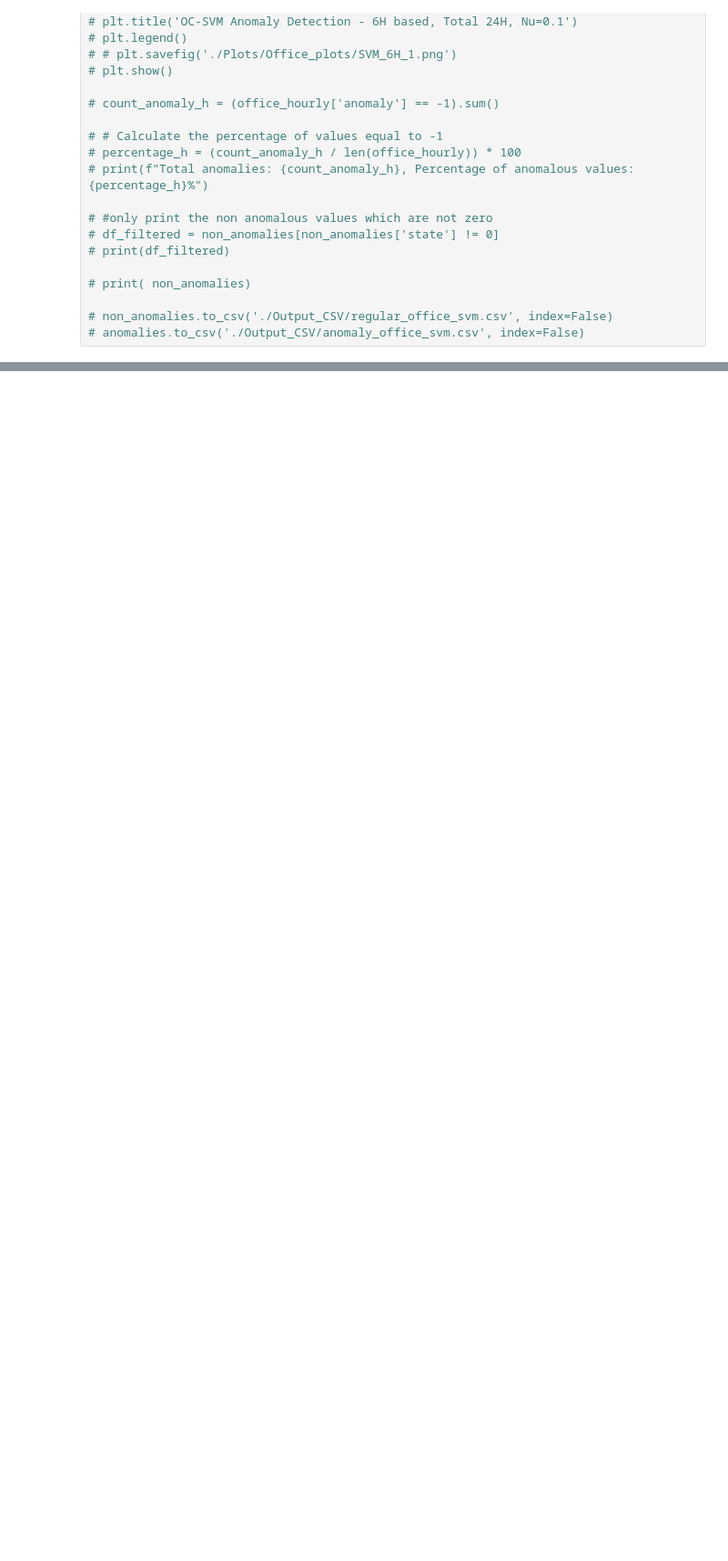
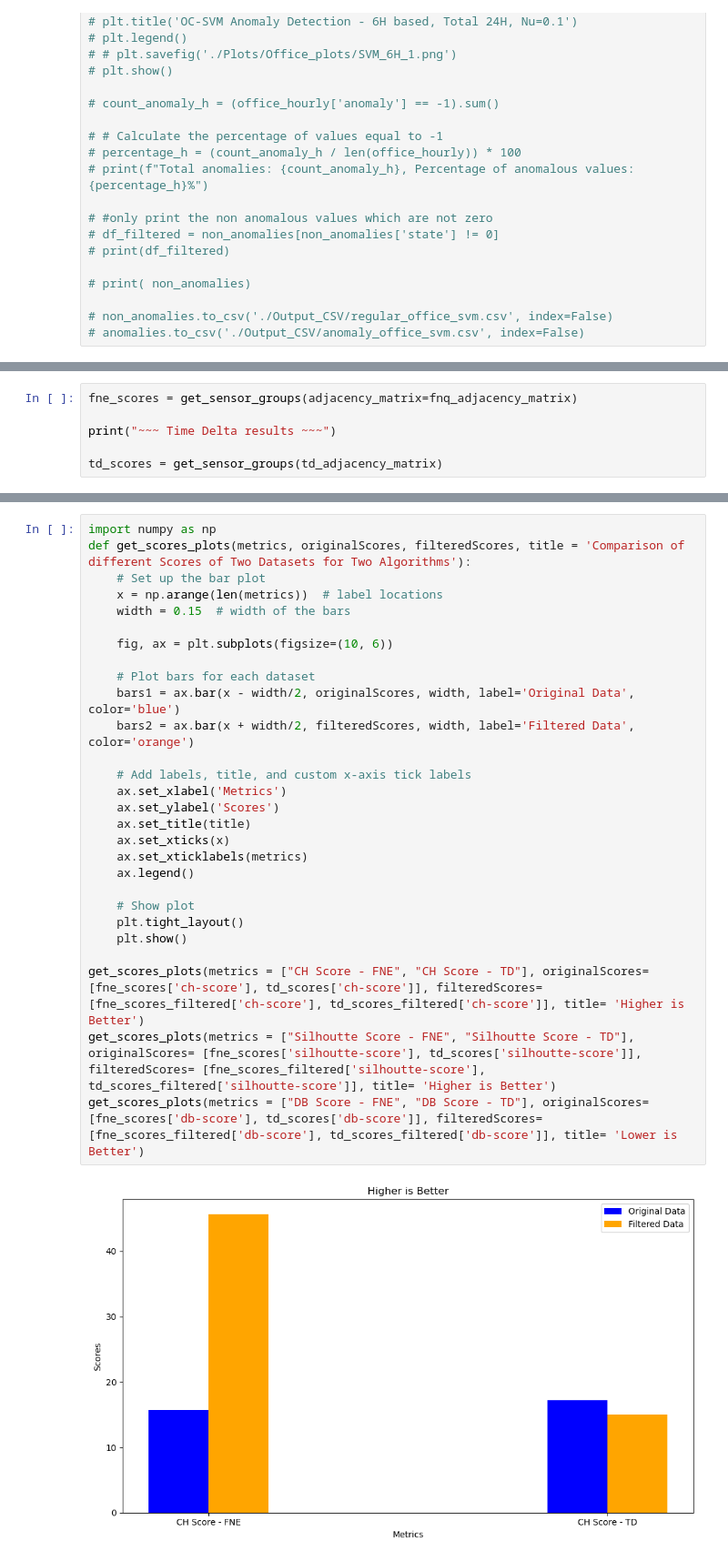
Before and after one commit to AsifTanvir/SEAD-analysis, a Jupyter notebook: Office_data_analysis.ipynb, the cells around one changed output, grey strips where cells are left out. Shown at 91% size. Drawn from its saved outputs; the diff is of its cells as text; blank space fills up the shorter version.

```diff
--- a/Office_data_analysis.ipynb
+++ b/Office_data_analysis.ipynb
@@ -302,0 +432,6 @@ Total anomalies: 59, Percentage of anomalous values: 9.800664451827243%
+# %%
+fne_scores = get_sensor_groups(adjacency_matrix=fnq_adjacency_matrix)
+
+print("~~~ Time Delta results ~~~")
+
+td_scores = get_sensor_groups(td_adjacency_matrix)
@@ -302,0 +559,30 @@ Total anomalies: 59, Percentage of anomalous values: 9.800664451827243%
+# %%
+import numpy as np
+def get_scores_plots(metrics, originalScores, filteredScores, title = 'Comparison of different Scores of Two Datasets for Two Algorithms'):
+    # Set up the bar plot
+    x = np.arange(len(metrics))  # label locations
+    width = 0.15  # width of the bars
+
+    fig, ax = plt.subplots(figsize=(10, 6))
+
+    # Plot bars for each dataset
+    bars1 = ax.bar(x - width/2, originalScores, width, label='Original Data', color='blue')
+    bars2 = ax.bar(x + width/2, filteredScores, width, label='Filtered Data', color='orange')
+
+    # Add labels, title, and custom x-axis tick labels
+    ax.set_xlabel('Metrics')
+    ax.set_ylabel('Scores')
+    ax.set_title(title)
+    ax.set_xticks(x)
+    ax.set_xticklabels(metrics)
+    ax.legend()
+
+    # Show plot
+    plt.tight_layout()
+    plt.show()
+
+get_scores_plots(metrics = ["CH Score - FNE", "CH Score - TD"], originalScores= [fne_scores['ch-score'], td_scores['ch-score']], filteredScores= [fne_scores_filtered['ch-score'], td_scores_filtered['ch-score']], title= 'Higher is Better')
+get_scores_plots(metrics = ["Silhoutte Score - FNE", "Silhoutte Score - TD"], originalScores= [fne_scores['silhoutte-score'], td_scores['silhoutte-score']], filteredScores= [fne_scores_filtered['silhoutte-score'], td_scores_filtered['silhoutte-score']], title= 'Higher is Better')
+get_scores_plots(metrics = ["DB Score - FNE", "DB Score - TD"], originalScores= [fne_scores['db-score'], td_scores['db-score']], filteredScores= [fne_scores_filtered['db-score'], td_scores_filtered['db-score']], title= 'Lower is Better')
+# %% [output]
+[figure, added]
```
Also changed, not shown: parts of 12 cells of this notebook, 19 other files.
